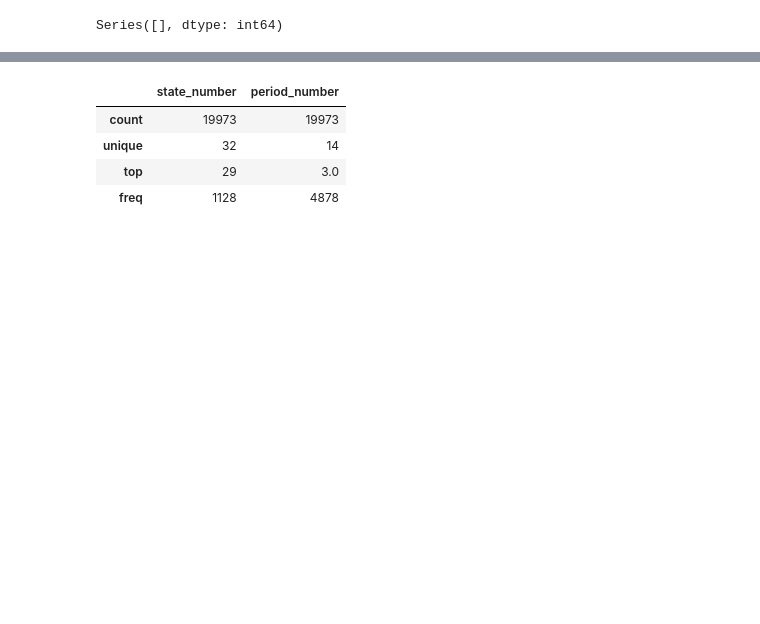
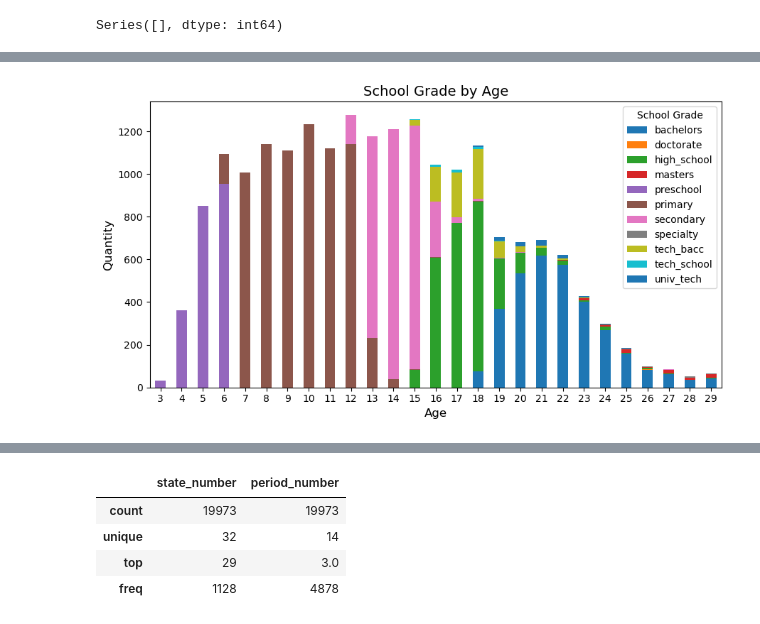
Before and after one commit to Maxkaizo/---_-ML-Zoomcamp-2024, a Jupyter notebook: eda.ipynb, the cells around one changed output, grey strips where cells are left out. Saved outputs shown, nothing was run; the diff lists cells and outputs as text; code cells hidden in the pictures; blank space fills up the shorter version.

```diff
--- a/eda.ipynb
+++ b/eda.ipynb
@@ -321,3 +402,18 @@ Series([], dtype: int64)
+# %%
+stacked_data = df.groupby(['age', 'school_grade']).size().unstack(fill_value=0)
+
+stacked_data.plot(kind='bar', stacked=True, figsize=(9, 5))
+
+plt.title('School Grade by Age', fontsize=14)
+plt.xlabel('Age', fontsize=12)
+plt.ylabel('Quantity', fontsize=12)
+plt.legend(title='School Grade', fontsize=10)
+plt.xticks(rotation=0)
+
+plt.tight_layout()
+plt.show()
+# %% [output]
+[figure, added]
 # %%
 df.describe(include=['object'])
 # %% [output]
```
Also changed, not shown: parts of 18 cells of this notebook.
